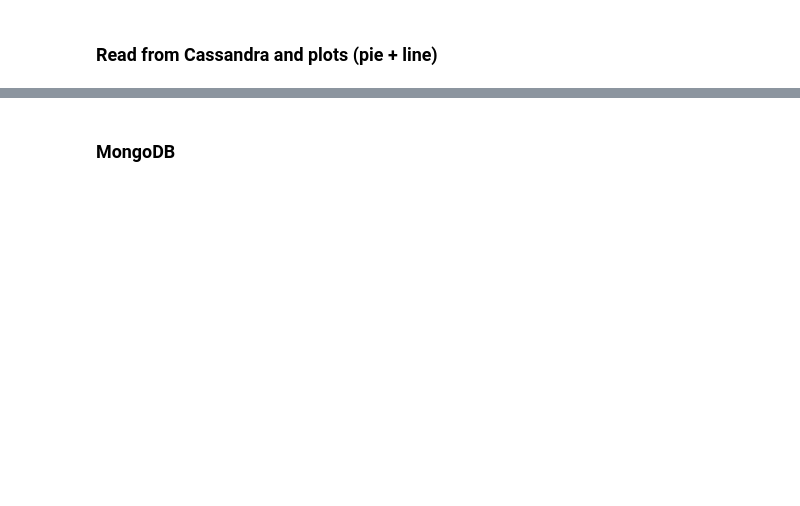
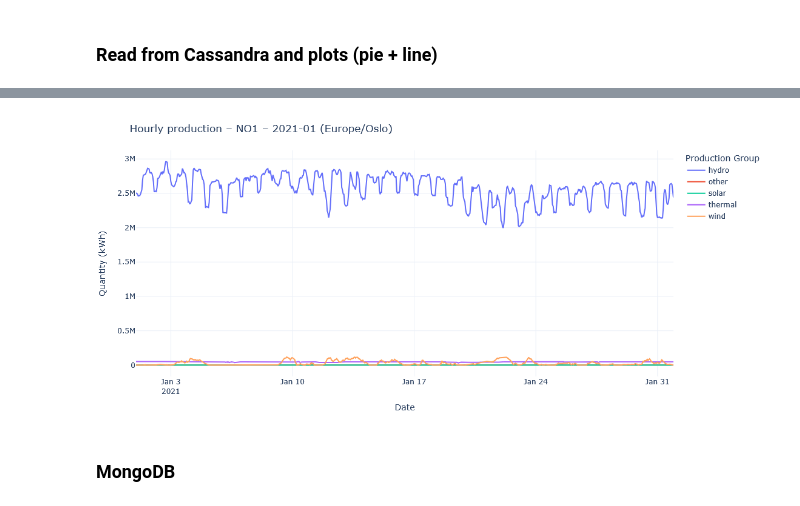
Before and after one commit to JulesSylMUAMBA/IND320_DataTo_Decision, a Jupyter notebook: notebook/IND320_part2.ipynb, the cells around one changed output, grey strips where cells are left out. Saved outputs shown, nothing was run; the diff lists cells and outputs as text; code cells hidden in the pictures; blank space fills up the shorter version.

```diff
--- a/notebook/IND320_part2.ipynb
+++ b/notebook/IND320_part2.ipynb
@@ -822,60 +947,70 @@ fig_pie.show()
 # %%
+import pandas as pd
 import plotly.graph_objects as go
-import plotly.express as px
 
-# --- Choose a year/month for the line chart ---
-TARGET_YEAR  = 2022
-TARGET_MONTH = 10
-PRICE_AREA_FOR_LINE = "NO1"
+# --- Parameters (first month of the year) ---
+TARGET_YEAR  = 2021      # assignment year
+TARGET_MONTH = 1         # first month (January)
+PRICE_AREA_FOR_LINE = "NO1"  # choose any: NO1..NO5
 
-# --- Fetch data (reuse previous if same area) ---
-if PRICE_AREA_FOR_LINE != PRICE_AREA_FOR_PIE:
+# --- Fetch data for the chosen area (reuse from pie if matching) ---
+if 'df_area' in globals() and PRICE_AREA_FOR_LINE == PRICE_AREA_FOR_PIE:
+    df_area_line = df_area.copy()
+else:
     df_area_line = fetch_area_data(session, TABLE, PRICE_AREA_FOR_LINE, groups=KNOWN_GROUPS)
-else:
-    df_area_line = df_area.copy()
 
-# --- Convert UTC to Europe/Oslo ---
+# --- Convert UTC to local display timezone (Europe/Oslo) ---
 df_area_line["start_time_oslo"] = df_area_line["start_time"].dt.tz_convert("Europe/Oslo")
 
-# --- Filter by chosen month ---
-mask = (df_area_line["start_time_oslo"].dt.year == TARGET_YEAR) & \
-       (df_area_line["start_time_oslo"].dt.month == TARGET_MONTH)
+# --- Filter exactly January of TARGET_YEAR ---
+mask = (
+    (df_area_line["start_time_oslo"].dt.year  == TARGET_YEAR) &
+    (df_area_line["start_time_oslo"].dt.month == TARGET_MONTH)
+)
 df_month = df_area_line.loc[mask].copy()
 
-# --- Pivot for multi-line plotting ---
+# --- Exclude the aggregate '*' group to keep lines per actual group ---
+df_month = df_month[df_month["production_group"] != "*"]
+
+# --- Pivot to wide format: one column per production group ---
 df_month_pivot = (
     df_month.pivot_table(
         index="start_time_oslo",
         columns="production_group",
         values="quantity_kwh",
         aggfunc="sum"
     )
     .sort_index()
 )
 
-# --- Create interactive line chart ---
-fig_line = go.Figure()
-for col in df_month_pivot.columns:
-    if col == "*":
-        continue
-    fig_line.add_trace(go.Scatter(
-        x=df_month_pivot.index,
-        y=df_month_pivot[col],
-        mode="lines",
-        name=col
-    ))
+# --- Guard-rail: handle no data case ---
+if df_month_pivot.empty:
+    print(f"No data for {PRICE_AREA_FOR_LINE} in {TARGET_YEAR}-{TARGET_MONTH:02d}.")
+else:
+    # --- Multi-line chart (one line per production group) ---
+    fig_line = go.Figure()
+    for col in df_month_pivot.columns:
+        fig_line.add_trace(go.Scatter(
+            x=df_month_pivot.index,
+            y=df_month_pivot[col],
+            mode="lines",
+            name=col
+        ))
 
-fig_line.update_layout(
-    title=f"Hourly production – {PRICE_AREA_FOR_LINE} – {TARGET_YEAR}-{TARGET_MONTH:02d} (Europe/Oslo time)",
-    xaxis_title="Date",
-    yaxis_title="Quantity (kWh)",
-    legend_title="Production Group",
-    template="plotly_white",
-    hovermode="x unified",
-    height=500
-)
+    fig_line.update_layout(
+        title=f"Hourly production – {PRICE_AREA_FOR_LINE} – {TARGET_YEAR}-01 (Europe/Oslo)",
+        xaxis_title="Date",
+        yaxis_title="Quantity (kWh)",
+        legend_title="Production Group",
+        template="plotly_white",
+        hovermode="x unified",
+        height=500,
+        margin=dict(l=10, r=10, t=60, b=10),
+    )
 
-fig_line.show()
+    fig_line.show()
+# %% [output]
+[figure, added]
 # %% [markdown]
 ### MongoDB
 # %%
```
Also changed, not shown: parts of 16 cells of this notebook, 3 other files.
